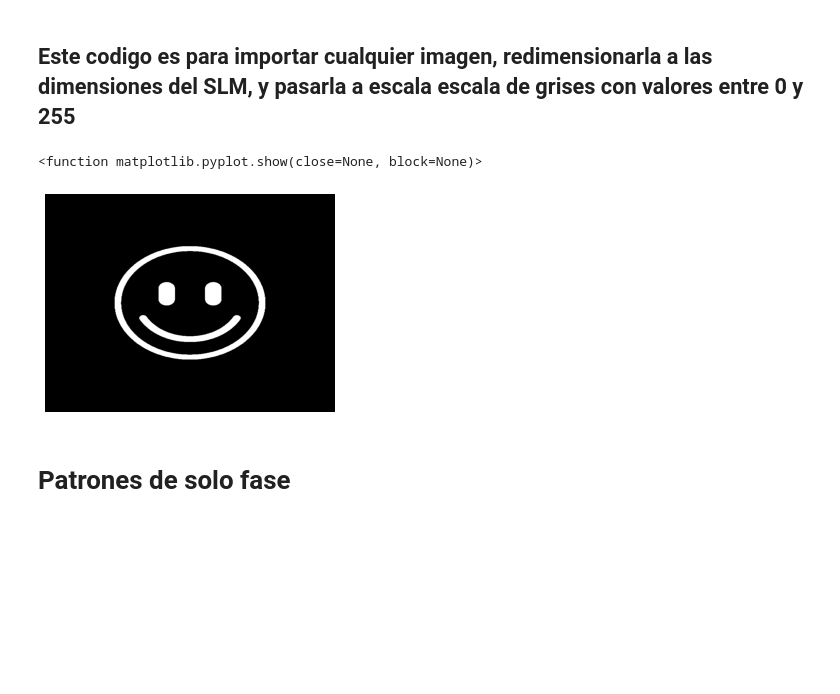
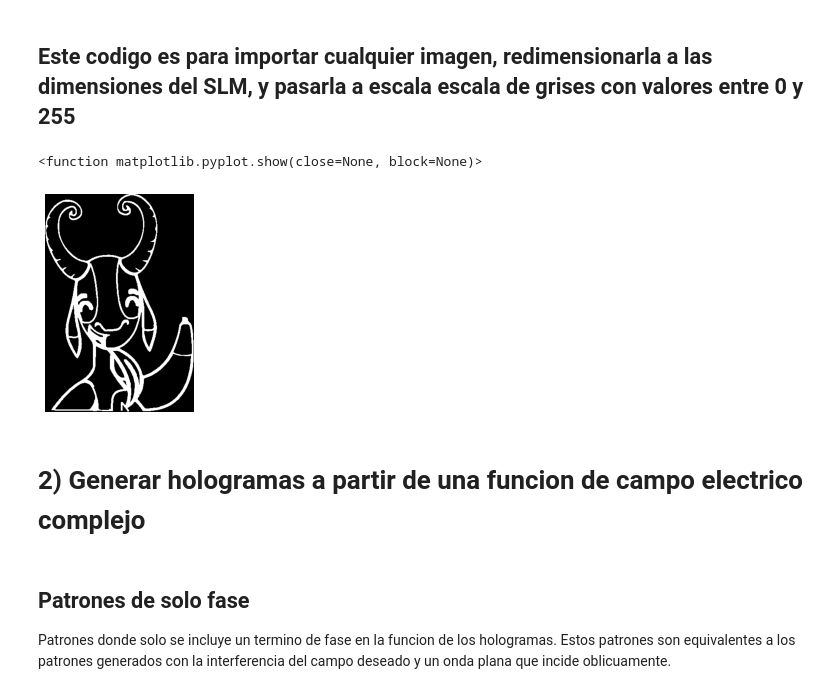
Before and after one commit to andresarias1105/Proyecto_SLM, a Jupyter notebook: SLM_HOLGRAMS.ipynb, the cells around one changed output. Saved outputs shown, nothing was run; the diff lists cells and outputs as text; code cells hidden in the pictures; blank space fills up the shorter version.

```diff
--- a/SLM_HOLGRAMS.ipynb
+++ b/SLM_HOLGRAMS.ipynb
@@ -296,7 +297,7 @@ def resize_image_to_matrix(image_path, width, height):
 
 
 
-def resize_drawing(image_path, width, height, scale_factor=1.0):
+def resize_drawing(image_path, width, height, scale_factor=1.0,invert=False,flip=False):
     # Load the image in grayscale
     image = cv2.imread(image_path, cv2.IMREAD_GRAYSCALE)
     if image is None:
@@ -325,36 +326,47 @@ def resize_drawing(image_path, width, height, scale_factor=1.0):
     resized_character = cv2.resize(character_crop, (new_w, new_h), interpolation=cv2.INTER_LINEAR)
 
     # Create a new black canvas of the same original size
     new_image = np.zeros((height, width), dtype=np.uint8)
 
     # Compute new position to center the resized character
     start_x = max((width - new_w) // 2, 0)
     start_y = max((height - new_h) // 2, 0)
 
     # Ensure it does not exceed image boundaries
     end_x = min(start_x + new_w, width)
     end_y = min(start_y + new_h, height)
 
     # Copy resized character into the black canvas
     new_image[start_y:end_y, start_x:end_x] = resized_character[:end_y-start_y, :end_x-start_x]
 
-    # Invert back so the character is black on white
-    final_image = new_image
+
+
+
+    if flip:
+        final_image = cv2.flip(new_image, 0)
+
+    if invert:
+        final_image = cv2.bitwise_not(new_image)
+
+    else:
+
+        final_image = new_image
+
 
     return final_image
 
 # Adjust scale_factor to resize the Among Us character
-scale_factor = 0.6  # Increase to make it larger, decrease to shrink
+scale_factor = 1  # Increase to make it larger, decrease to shrink
 
 # Process image
-Figure = resize_drawing("Smiley.png", 1024, 768, scale_factor)
+Figure = resize_drawing("FIGURAS\SenecaTrace.png", width=342, height=500, scale_factor=1)
 
 # Display image
 plt.imshow(Figure, cmap="gray")
 plt.axis("off")  # Hide axes
 
-plt.savefig("FIGURAS\Smiley.png",bbox_inches='tight', transparent="True", pad_inches=0,dpi=300)
+plt.savefig("FIGURAS\SENECA_.png",bbox_inches='tight', transparent="True", pad_inches=0,dpi=300)
 plt.show
 # %% [output]
 <function matplotlib.pyplot.show(close=None, block=None)>
-[figure, old version]
+[figure, new version]
@@ -363,5 +373,10 @@ plt.show
+# %% [markdown]
+# 2) Generar hologramas a partir de una funcion de campo electrico complejo
 # %% [markdown]
-# Patrones de solo fase
+## Patrones de solo fase
+
+
+Patrones donde solo se incluye un termino de fase en la funcion de los hologramas. Estos patrones son equivalentes a los patrones generados con la interferencia del campo deseado y un onda plana que incide oblicuamente.
 # %%
 Nxpix = 1024
 Nypix = 768
```
Also changed, not shown: parts of 30 cells of this notebook.
